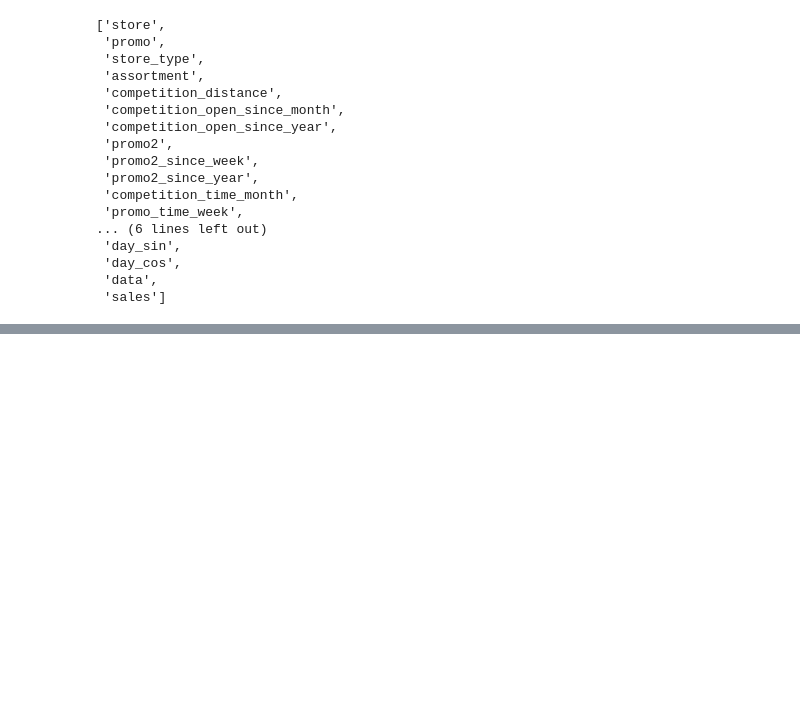
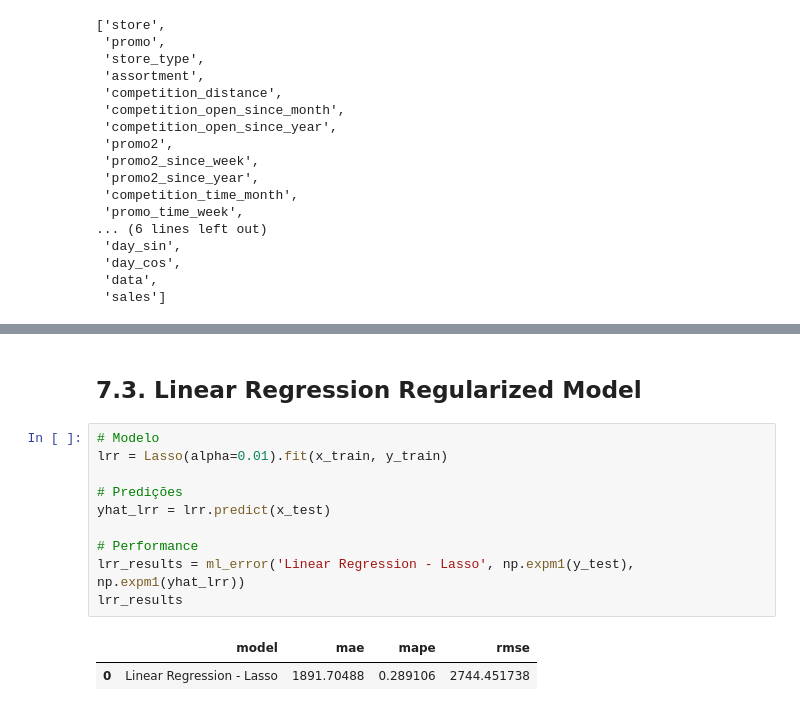
Before and after one commit to Brunoclf19/ds_producao, a Jupyter notebook: ds_em_producao/m02_v01_store_sales_prediction.ipynb, the cells around one changed output, grey strips where cells are left out. Saved outputs shown, nothing was run; the diff lists cells and outputs as text; blank space fills up the shorter version.

```diff
--- a/ds_em_producao/m02_v01_store_sales_prediction.ipynb
+++ b/ds_em_producao/m02_v01_store_sales_prediction.ipynb
@@ -1397,0 +1442,15 @@ cols_selected_boruta
+# %% [markdown]
+## 7.3. Linear Regression Regularized Model
+# %%
+# Modelo
+lrr = Lasso(alpha=0.01).fit(x_train, y_train)
+
+# Predições
+yhat_lrr = lrr.predict(x_test)
+
+# Performance
+lrr_results = ml_error('Linear Regression - Lasso', np.expm1(y_test), np.expm1(yhat_lrr))
+lrr_results
+# %% [output]
+|  | model | mae | mape | rmse |
+| 0 | Linear Regression - Lasso | 1891.70488 | 0.289106 | 2744.451738 |
```
Also changed, not shown: parts of 12 cells of this notebook.
